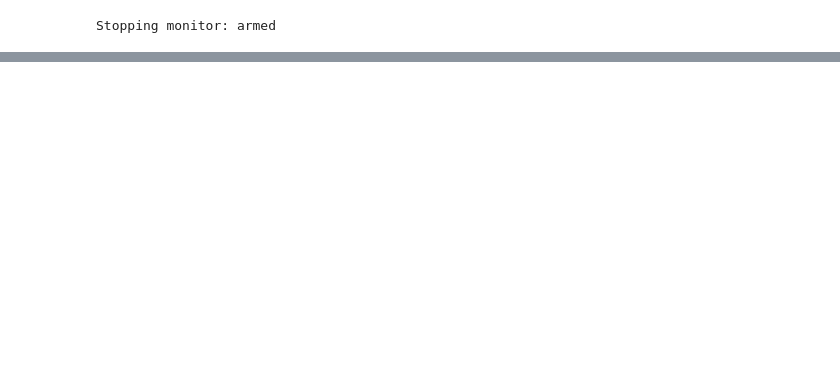
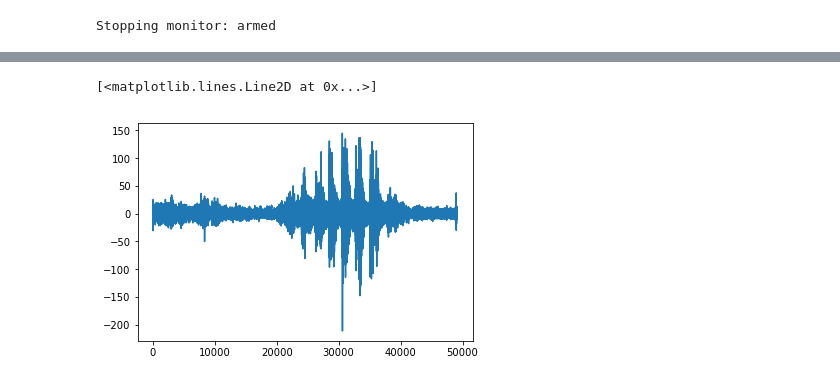
Before and after one commit to zekearneodo/soundflow, a Jupyter notebook: soundrecorder-v0.ipynb, the cells around one changed output, grey strips where cells are left out. Drawn from its saved outputs; the diff is of its cells as text; code cells hidden in the pictures; blank space fills up the shorter version.

```diff
--- a/soundrecorder-v0.ipynb
+++ b/soundrecorder-v0.ipynb
@@ -289,0 +352,5 @@ moni.monitor_status
+# %%
+plt.plot(band_pass_filter.do_filter(chunk))
+# %% [output]
+[<matplotlib.lines.Line2D at 0x...>]
+[figure, added]
```
Also changed, not shown: parts of 14 cells of this notebook.
